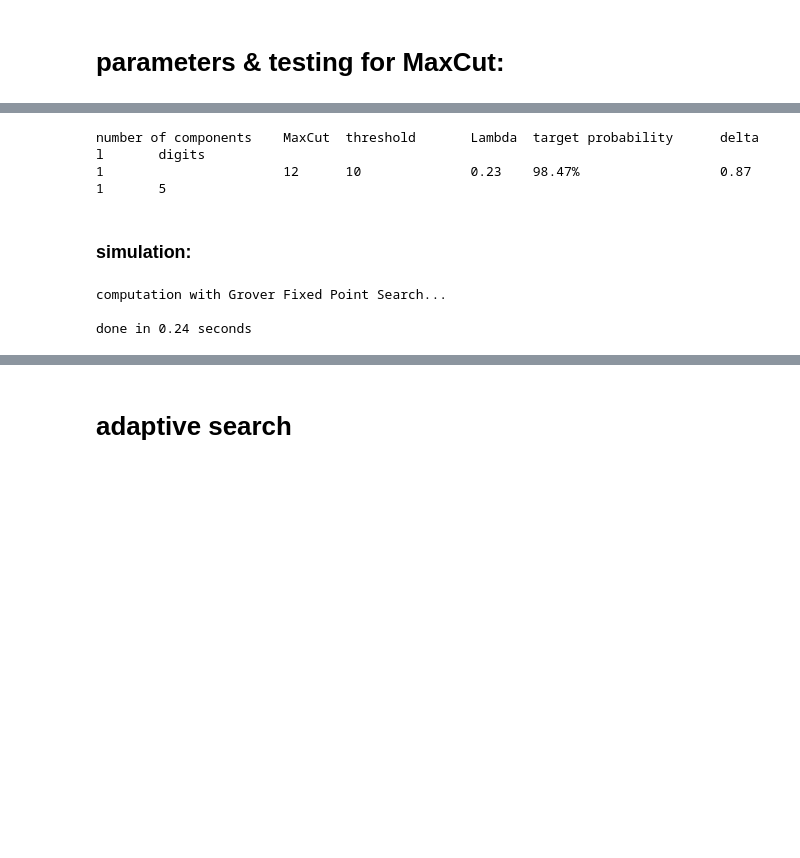
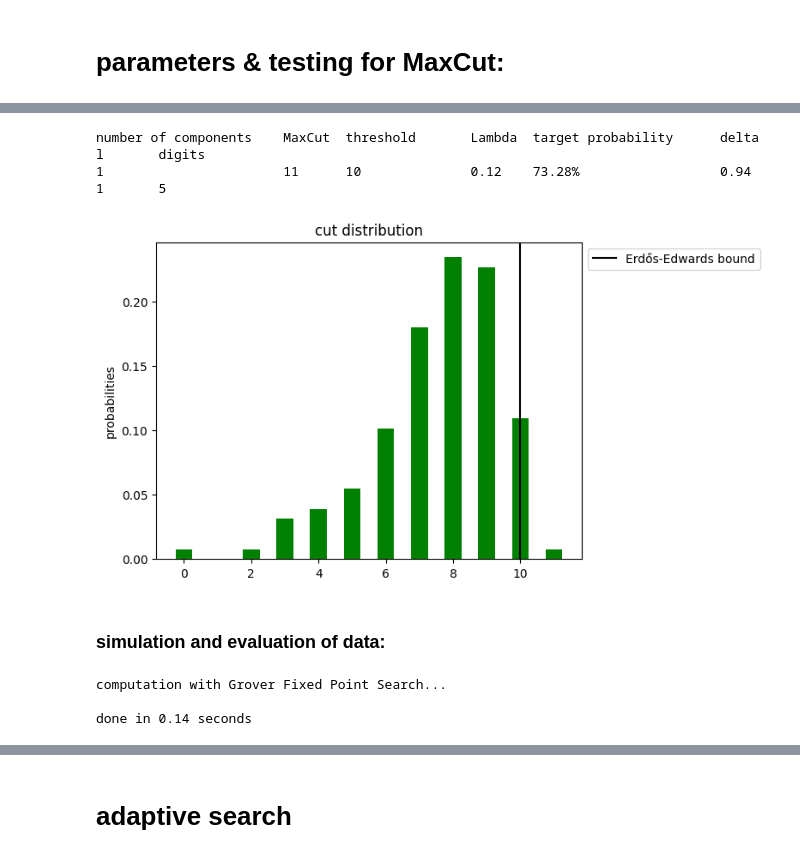
Before and after one commit to akos-nagy/FPGAS_for_QUBO, a Jupyter notebook: Grover_FPS_for_QUBO.ipynb, the cells around one changed output, grey strips where cells are left out. Cells and saved outputs as stored; diff of their text form; code cells hidden in the pictures; blank space fills up the shorter version.

```diff
--- a/Grover_FPS_for_QUBO.ipynb
+++ b/Grover_FPS_for_QUBO.ipynb
@@ -142,36 +144,35 @@ note #2: there ought to be a simpler, analytic version of this
 def Chebyshev(L:  float, x: float):
     return np.cos(L * np.arccos(x)) if x <= 1 else np.cosh(L * np.arccosh(x))
 
+# delta, Lambda must be in (0, 1)
 def GroverQueryComplexity(delta: float, Lambda: float):
     return int(np.ceil(np.arccosh(1 / delta) / np.arccosh(1 / np.sqrt(1 - Lambda)))) // 2
 
+# delta, Lambda must be in (0, 1)
 def GroverProbability(delta: float, Lambda: float):
     L = 2 * GroverQueryComplexity(delta, Lambda) + 1
     return 1 - pow(delta * Chebyshev(L, Chebyshev(1 / L, 1 / delta) * np.sqrt(1 - Lambda)), 2)
 
+# P, Lambda must be in (0, 1), N must be a positive integer
 def GroverParameterOptimizer(P: float, Lambda: float, N: int):
     step, L, p = pow(2, - N), 0, 0
     done = False
     while p < P:
         L += 1
-        delta = step
-        l = GroverQueryComplexity(delta, Lambda)
+        d = step
+        l = GroverQueryComplexity(d, Lambda)
         while l > L:
-            delta += step
-            l = GroverQueryComplexity(delta, Lambda)
-        candidate = delta
-        while delta < 1:
-            p_new = GroverProbability(delta, Lambda)
+            d += step
+            l = GroverQueryComplexity(d, Lambda)
+        delta = d
+        while d < 1:
+            p_new = GroverProbability(d, Lambda)
             if p_new >= p:
-                p, candidate = p_new, delta
-            delta += step
-            l = GroverQueryComplexity(delta, Lambda)
+                p, delta = p_new, d
+            d += step
+            l = GroverQueryComplexity(d, Lambda)
 
-    delta = candidate
-    l = GroverQueryComplexity(delta, Lambda)
-    p = GroverProbability(delta, Lambda)
-
-    return delta, l, p
+    return delta, GroverQueryComplexity(delta, Lambda), GroverProbability(delta, Lambda)
 # %% [markdown]
 # Grover Fixed Point Search for gerenal Quadratic Binary Optimization problems
 # %%
@@ -328,22 +322,46 @@ digits = 1 + int(np.ceil(np.log2(max(ErdosEdwards, NumberOfEdges + 1 - ErdosEdwa
 # %%
-P = 0.7 # lower bound for the target probability
+P = Lambda # lower bound for the target probability
 delta, l, TargetProbability = GroverParameterOptimizer(P, Lambda, 10)
-print(f"number of components\tMaxCut\tthreshold\tLambda\ttarget probability\tdelta\tl\tdigits\n{NumberOfComponents}\t\t\t{MaxCut}\t{threshold}\t\t{np.round(Lambda, 2)}\t{TargetProbability:.2%}\t\t\t{np.round(delta, 2)}\t{l}\t{digits}")
+print(f"number of components\tMaxCut\tthreshold\tLambda\ttarget probability\tdelta\tl\tdigits\n{NumberOfComponents}\t\t\t{MaxCut}\t{threshold}\t\t{np.round(Lambda, 2)}\t{TargetProbability:.2%}\t\t\t{np.round(delta, 2)}\t{l}\t{digits}\n")
+
+plt.bar(random_chance.keys(),
+        random_chance.values(),
+        width=0.5,
+        color="green")
+plt.title(f"cut distribution")
+plt.ylabel(f"probabilities")
+plt.axvline(x = threshold, color = "black", label = "Erdős-Edwards bound")
+plt.legend(bbox_to_anchor = (1.0, 1), loc = "upper left")
+plt.show()
 # %% [output]
 number of components    MaxCut  threshold       Lambda  target probability      delta   l       digits
-1                       12      10              0.23    98.47%                  0.87    1       5
+1                       11      10              0.12    73.28%                  0.94    1       5
+[figure, added]
 # %% [markdown]
-### simulation:
+### simulation and evaluation of data:
 # %%
 noise = True
 noise = False
 
 print(f"\ncomputation with Grover Fixed Point Search...\n")
 start_time = time.time()
-psi, qc = GroverForQUBO(Q, digits, threshold, delta, Lambda, noise)
+
+psi, qc = GroverForQUBO(QuadraticForm, digits, threshold, delta, Lambda, noise)
+
+probabilities = psi.probabilities(np.arange(NumberOfVerticies - 1))
+distribution, success = {cut: np.sum(np.where(cuts == cut, probabilities, 0)) for cut in range(MaxCut + 1)}, np.sum(np.where(cuts >= threshold, probabilities, 0))
+M, var = np.sum([cut * distribution[cut] for cut in distribution]), np.sum([cut * cut * distribution[cut] for cut in distribution])
+var, difference = np.sqrt(var - M ** 2), {cut: distribution[cut] - random_chance[cut] for cut in range(MaxCut + 1)}
+sign_m, sign_sigma = "+" if M >= m else "-", "+" if var >= sigma else "-"
+gate_count, total_gate_count = {qubit: 0 for qubit in qc.qubits}, 0
+for gate in qc.data:
+    for qubit in gate.qubits:
+        gate_count[qubit] += 1
+        total_gate_count += 1
+
 end_time = time.time()
 print(f"done in {np.round(end_time - start_time, 2)} seconds\n")
 # %% [output]
 computation with Grover Fixed Point Search...
 
-done in 0.24 seconds
+done in 0.14 seconds
```
Also changed, not shown: parts of 9 cells of this notebook.
